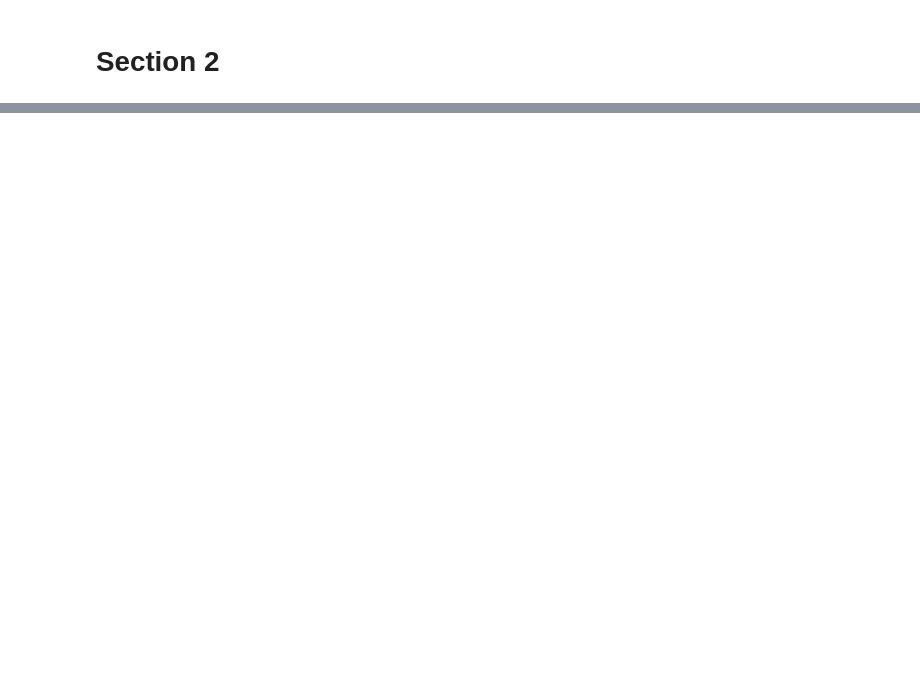
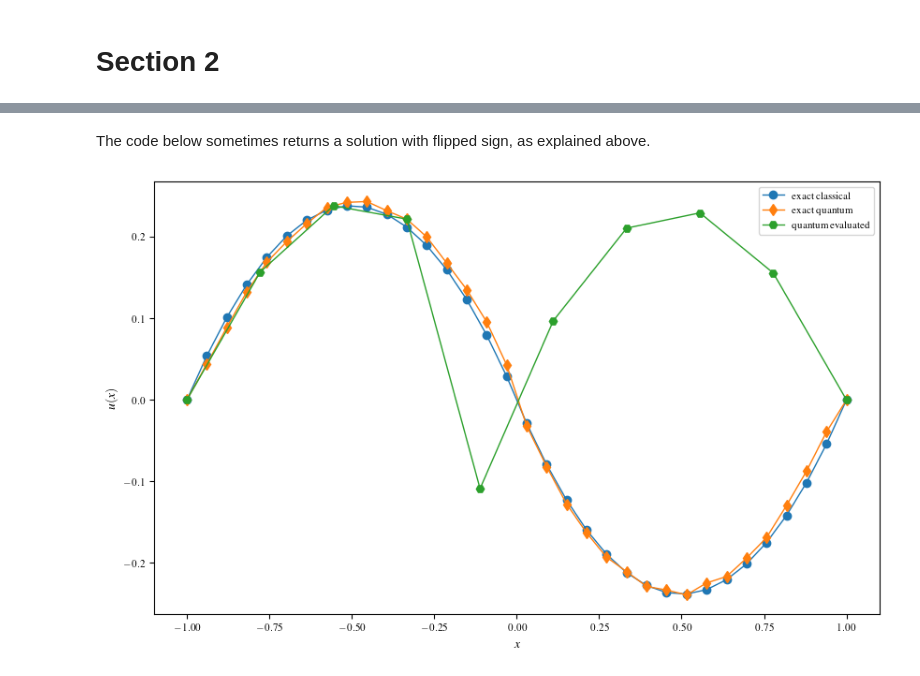
Before and after one commit to MazenAli/PPTNQFE_Examples, a Jupyter notebook: pdes.ipynb, the cells around one changed output, grey strips where cells are left out. Saved outputs shown, nothing was run; the diff lists cells and outputs as text; code cells hidden in the pictures; blank space fills up the shorter version.

```diff
--- a/pdes.ipynb
+++ b/pdes.ipynb
@@ -32,0 +173,2 @@ No artists with labels found to put in legend.  Note that artists whose label st
+# %% [markdown]
+The code below sometimes returns a solution with flipped sign, as explained above.
@@ -32,0 +183,47 @@ No artists with labels found to put in legend.  Note that artists whose label st
+# %%
+def eval_basis(x, Upsi, num_qubits):
+    h = 2.0/(2**num_qubits+1)
+    a = -1.0+h
+    b = 1.0-h
+    num_nodes = 2**num_qubits
+    basis = HatBasis(a=a, b=b, num_nodes=num_nodes)
+    qfe = HatBasisQFE(wires=num_qubits, basis=basis, sqrt=False, normalize=True)
+    norm = qfe.compute_norm(x)
+    Ubasis = qml.matrix(qfe.circuit, wire_order=list(range(num_qubits)))(x)
+    result = norm*innerp_circuit(Ubasis, Upsi)
+
+    return result
+# %%
+N = 2**num_qubits
+diagonals = [[-1]*(N-1), [2]*N, [-1]*(N-1)]
+A = sp.sparse.diags(diagonals, offsets=[-1, 0, 1]).toarray()
+b = np.ones(N)
+b[int(N/2):] *= -1
+b /= math.sqrt(N)
+
+u = sp.linalg.solve(A, b)
+u /= np.linalg.norm(u)
+x_k = np.linspace(-1, 1, N+2)
+ub = np.zeros(N+2)
+ub[1:-1] = u
+ubq = torch.zeros(N+2)
+ubq[1:-1] = psi_vec
+
+plt.figure(figsize=(10, 6))
+plt.plot(x_k, ub, 'o-', label="exact classical")
+plt.plot(x_k, ubq.detach().numpy(), 'd-', label="exact quantum")
+
+xk = torch.linspace(-1.0, 1.0, steps=10, dtype=torch.float64).reshape(-1, 1)
+yk = torch.zeros_like(xk)
+Upsi = qml.matrix(psi, wire_order=list(range(num_qubits)))(initlayer_weights, weights, num_qubits, num_layers)
+for i, x in enumerate(xk):
+    yk[i] = eval_basis(x, Upsi, num_qubits)
+
+plt.plot(xk, yk.detach().numpy(), 'H-', label="quantum evaluated")
+plt.xlabel('$x$')
+plt.ylabel('$u(x)$')
+plt.legend()
+plt.savefig('./figures/poisson.pdf', format='pdf', bbox_inches='tight')
+plt.show()
+# %% [output]
+[figure, added]
```
Also changed, not shown: parts of 6 cells of this notebook, 2 other files.
